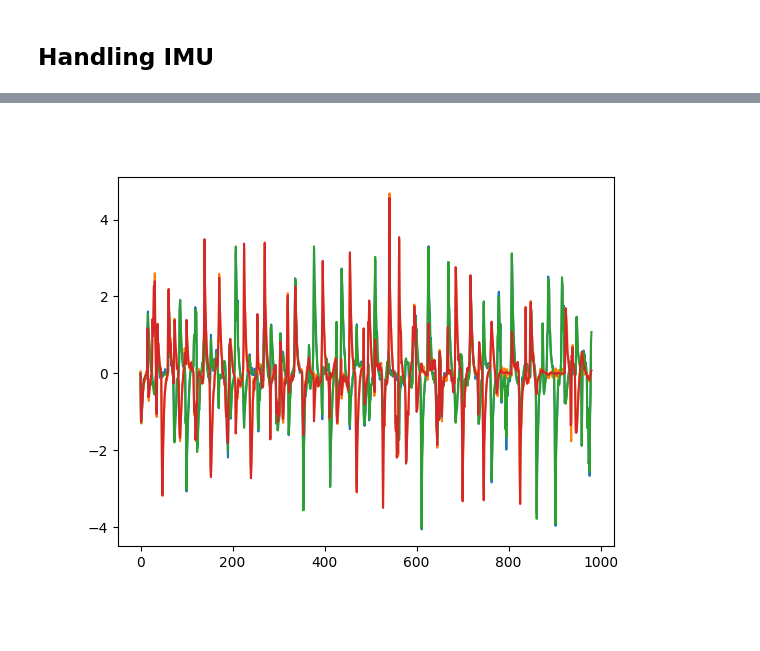
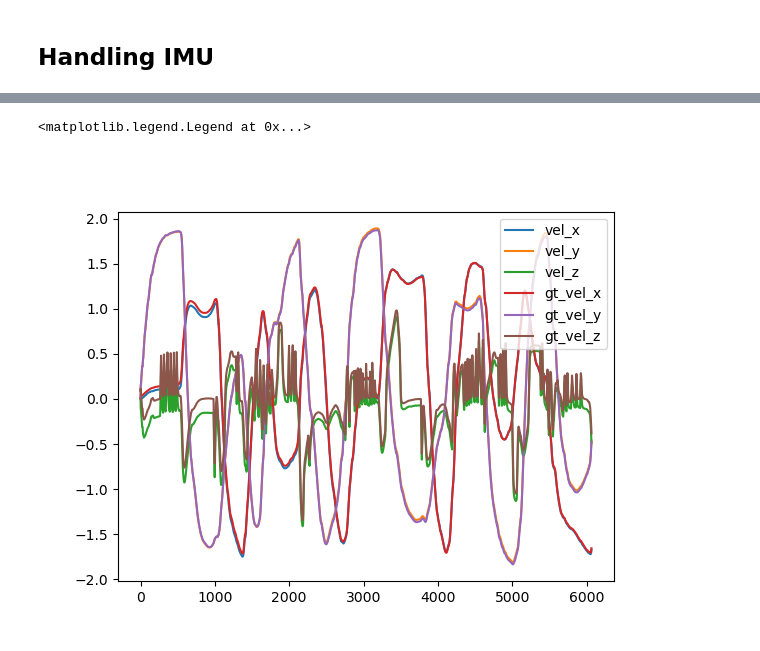
Before and after one commit to sytan98/Dataset-Collection-for-Pose-and-IMU, a Jupyter notebook: notebooks/data_vis_processing.ipynb, the cells around one changed output, grey strips where cells are left out. Cells and saved outputs as stored; diff of their text form; code cells hidden in the pictures.

```diff
--- a/notebooks/data_vis_processing.ipynb
+++ b/notebooks/data_vis_processing.ipynb
@@ -234,21 +330,27 @@ plt.show()
 # %%
 def convert_body_to_world(row):
 	body_acc = np.hstack([row["S_LIN_ACC_X"], row["S_LIN_ACC_Y"], row["S_LIN_ACC_Z"]]).astype(float)
-	r = R.from_quat(np.hstack([row["Q_X"], row["Q_Y"], row["Q_Z"], row["Q_W"]]))
+	r = R.from_quat(np.hstack([row["noisy_Q_X"], row["noisy_Q_Y"], row["noisy_Q_Z"], row["noisy_Q_W"]]))
 	world_acc = r.apply(body_acc)
 	return world_acc - np.array([0, 0, -9.81])
-train_data["S_LIN_ACC_X_world"] = train_data.iloc[:-1,:].apply(lambda row : convert_body_to_world(row)[0], axis = 1)
-train_data["S_LIN_ACC_Y_world"] = train_data.iloc[:-1,:].apply(lambda row : convert_body_to_world(row)[1], axis = 1)
-train_data["S_LIN_ACC_Z_world"] = train_data.iloc[:-1,:].apply(lambda row : convert_body_to_world(row)[2], axis = 1)
+
+# Convert imu linear acceleration from body frame to world frame
+train_data["S_LIN_ACC_X_world"] = train_data.apply(lambda row : convert_body_to_world(row)[0], axis = 1)
+train_data["S_LIN_ACC_Y_world"] = train_data.apply(lambda row : convert_body_to_world(row)[1], axis = 1)
+train_data["S_LIN_ACC_Z_world"] = train_data.apply(lambda row : convert_body_to_world(row)[2], axis = 1)
-# %%
-plt.figure()
-train_data.iloc[:-1,:]["S_LIN_ACC_X_world"].astype(float).plot()
-train_data.iloc[:-1,:]["S_LIN_ACC_Y_world"].astype(float).plot()
-# train_data.iloc[:-1,:]["S_LIN_ACC_Z_world"].astype(float).plot()
-train_data["LIN_ACC_X"].plot()
-train_data["LIN_ACC_Y"].plot()
-# train_data["LIN_ACC_Z"].plot()
-# plt.legend(["acc x_S", "acc y_S", "acc z_S", "acc x", "acc y", "acc z"])
-plt.show()
-# %% [output]
-[figure, removed]
+# %%
+plt.figure()
+t = train_data["seconds"]
+vel_x = integrate.cumtrapz(train_data["S_LIN_ACC_X_world"], t, initial=0)
+vel_y = integrate.cumtrapz(train_data["S_LIN_ACC_Y_world"], t, initial=0)
+vel_z = integrate.cumtrapz(train_data["S_LIN_ACC_Z_world"], t, initial=0)
+plt.plot(vel_x, label = "vel_x")
+plt.plot(vel_y, label = "vel_y")
+plt.plot(vel_z, label = "vel_z")
+plt.plot(train_data["LIN_VEL_X"], label = "gt_vel_x")
+plt.plot(train_data["LIN_VEL_Y"], label = "gt_vel_y")
+plt.plot(train_data["LIN_VEL_Z"], label = "gt_vel_z")
+plt.legend()
+# %% [output]
+<matplotlib.legend.Legend at 0x...>
+[figure, added]
```
Also changed, not shown: parts of 81 cells of this notebook, 4 other files.
